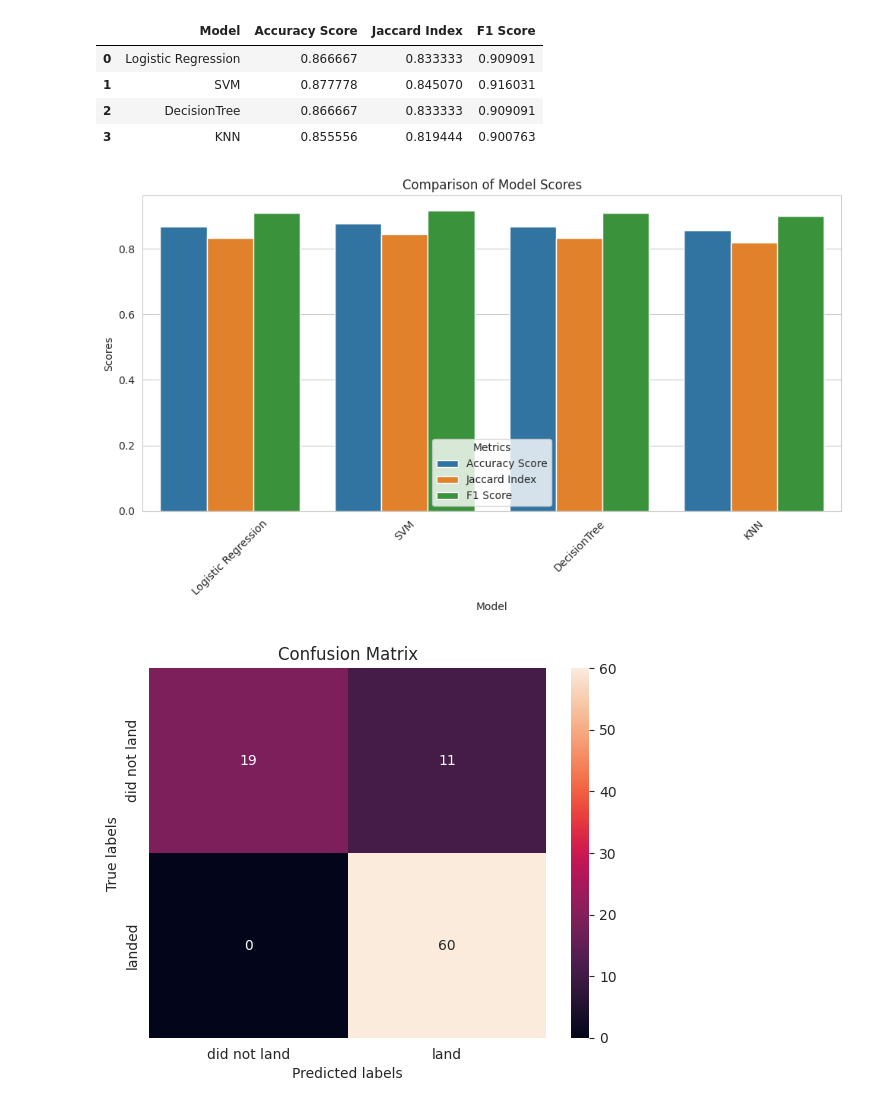
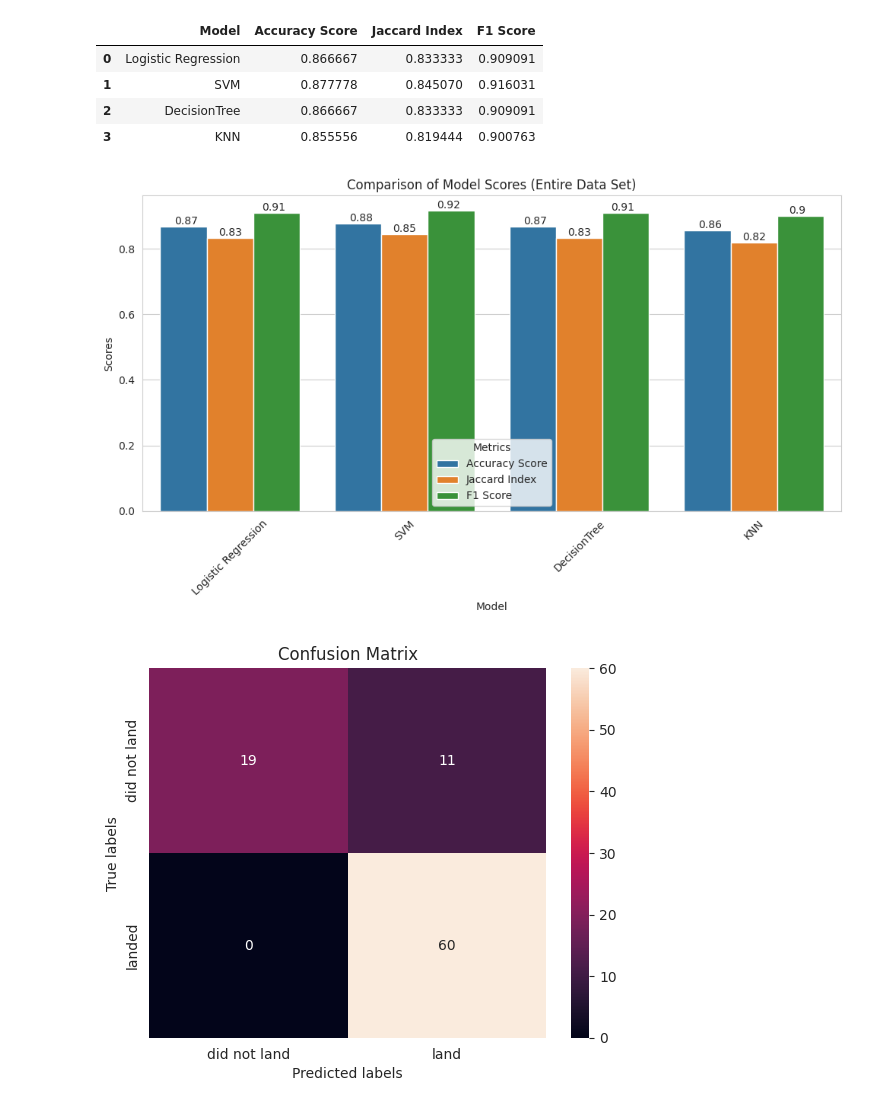
Before and after one commit to Edy-Blau/Applied_Data_Science_Capstone, a Jupyter notebook: SpaceX_Machine Learning Prediction_Part_5.ipynb, the cells around one changed output. Drawn from its saved outputs; the diff is of its cells as text; code cells hidden in the pictures.

```diff
--- a/SpaceX_Machine Learning Prediction_Part_5.ipynb
+++ b/SpaceX_Machine Learning Prediction_Part_5.ipynb
@@ -401,11 +401,18 @@ import matplotlib.pyplot as plt
 sns.set_style("whitegrid")
 
 plt.figure(figsize=(10, 6))
-sns.barplot(x='Model', y='value', hue='variable', data=pd.melt(Report, ['Model']))
+sns.barplot(x='Model', y='value', hue='variable', data=pd.melt(Report_All_Data, ['Model']))
+
+for i in range(len(Report)):
+    for j in range(len(Report.columns) - 1):  # To exclude ('Model')
+        plt.text(i + (j - 1) * 0.25,  # Adjust the spaces
+                 Report_All_Data.iloc[i, j + 1],
+                 str(round(Report.iloc[i, j + 1], 2)),
+                 ha='center', va='bottom')
 
 plt.xlabel('Model')
 plt.ylabel('Scores')
-plt.title('Comparison of Model Scores')
+plt.title('Comparison of Model Scores (Test Data)')
 plt.legend(title='Metrics')
 
 plt.xticks(rotation=45)
@@ -439,17 +446,24 @@ Report_All_Data
 # %%
 sns.set_style("whitegrid")
 
 plt.figure(figsize=(10, 6))
 sns.barplot(x='Model', y='value', hue='variable', data=pd.melt(Report_All_Data, ['Model']))
 
+for i in range(len(Report_All_Data)):
+    for j in range(len(Report_All_Data.columns) - 1):  # To exclude ('Model')
+        plt.text(i + (j - 1) * 0.25,  # Adjust the spaces
+                 Report_All_Data.iloc[i, j + 1],
+                 str(round(Report_All_Data.iloc[i, j + 1], 2)),
+                 ha='center', va='bottom')
+
 plt.xlabel('Model')
 plt.ylabel('Scores')
-plt.title('Comparison of Model Scores')
+plt.title('Comparison of Model Scores (Entire Data Set)')
 plt.legend(title='Metrics')
 
 plt.xticks(rotation=45)
 plt.tight_layout()
 plt.show()
 # %% [output]
-[figure, old version]
+[figure, new version]
 # %%
```
Also changed, not shown: parts of 2 cells of this notebook.
